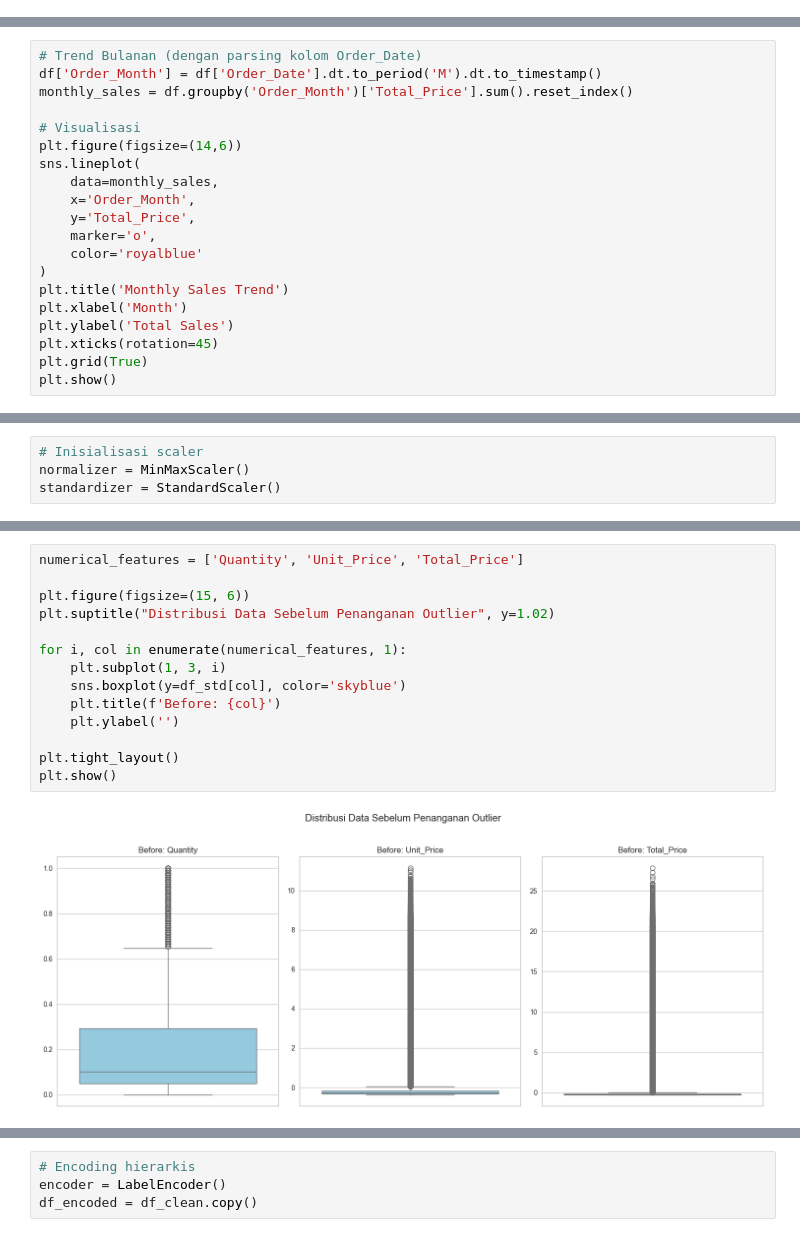
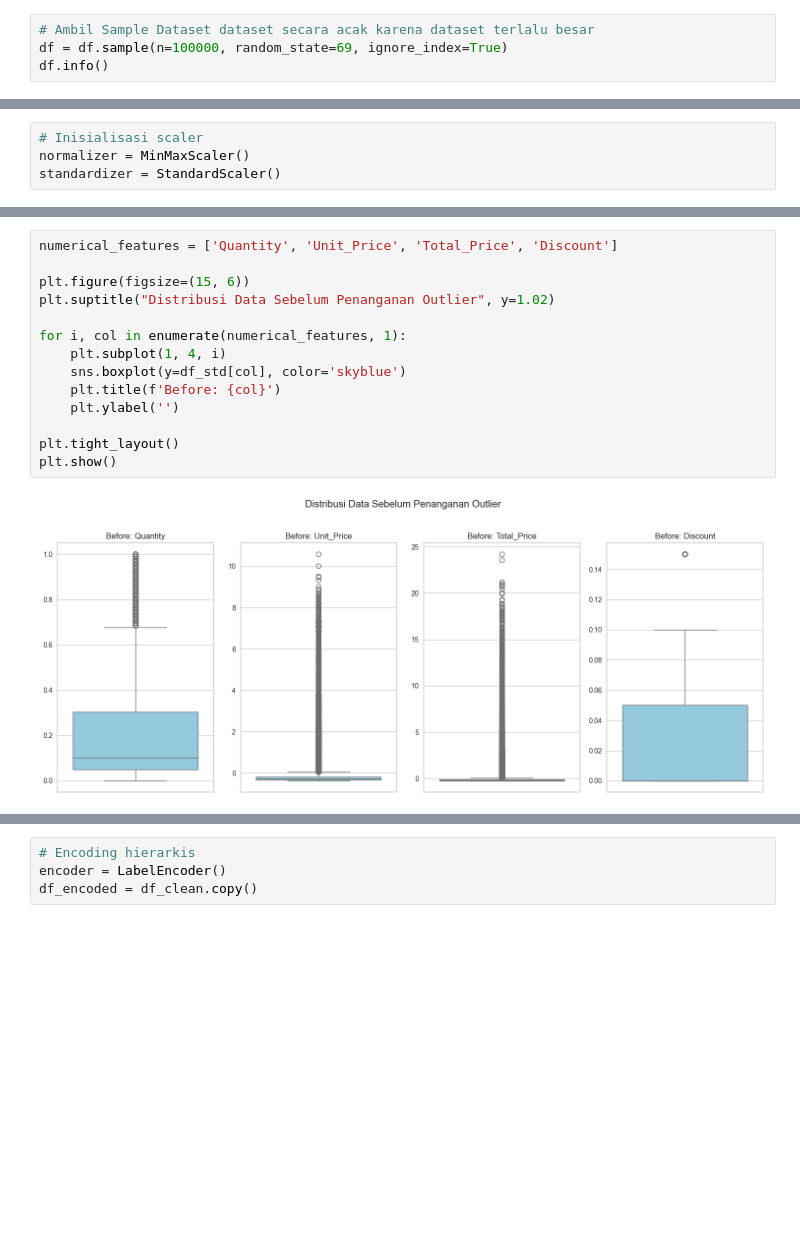
Before and after one commit to adrianramadhan/beverage-sales-ml-submission, a Jupyter notebook: [Clustering]_Submission_Akhir_BMLP_AdrianPutraRamadhan.ipynb, the cells around one changed output, grey strips where cells are left out. Drawn from its saved outputs; the diff is of its cells as text; blank space fills up the shorter version.

```diff
--- a/[Clustering]_Submission_Akhir_BMLP_AdrianPutraRamadhan.ipynb
+++ b/[Clustering]_Submission_Akhir_BMLP_AdrianPutraRamadhan.ipynb
@@ -115,3 +115,7 @@ Data columns (total 11 columns):
  10  Order_Date     object
 dtypes: float64(3), int64(1), object(7)
 memory usage: 755.3+ MB
+# %%
+# Ambil Sample Dataset dataset secara acak karena dataset terlalu besar
+df = df.sample(n=100000, random_state=69, ignore_index=True)
+df.info()
@@ -221,23 +244,3 @@ df['Order_Date'] = pd.to_datetime(df['Order_Date'], errors='coerce')  # 'coerce'
 print("Jumlah tanggal invalid:", df['Order_Date'].isna().sum())
 # %% [output]
 Jumlah tanggal invalid: 0
-# %%
-# Trend Bulanan (dengan parsing kolom Order_Date)
-df['Order_Month'] = df['Order_Date'].dt.to_period('M').dt.to_timestamp()
-monthly_sales = df.groupby('Order_Month')['Total_Price'].sum().reset_index()
-
-# Visualisasi
-plt.figure(figsize=(14,6))
-sns.lineplot(
-    data=monthly_sales,
-    x='Order_Month',
-    y='Total_Price',
-    marker='o',
-    color='royalblue'
-)
-plt.title('Monthly Sales Trend')
-plt.xlabel('Month')
-plt.ylabel('Total Sales')
-plt.xticks(rotation=45)
-plt.grid(True)
-plt.show()
@@ -363,18 +364,18 @@ df_std.head()
 # %%
-numerical_features = ['Quantity', 'Unit_Price', 'Total_Price']
+numerical_features = ['Quantity', 'Unit_Price', 'Total_Price', 'Discount']
 
 plt.figure(figsize=(15, 6))
 plt.suptitle("Distribusi Data Sebelum Penanganan Outlier", y=1.02)
 
 for i, col in enumerate(numerical_features, 1):
-    plt.subplot(1, 3, i)
+    plt.subplot(1, 4, i)
     sns.boxplot(y=df_std[col], color='skyblue')
     plt.title(f'Before: {col}')
     plt.ylabel('')
 
 plt.tight_layout()
 plt.show()
 # %% [output]
-[figure, old version]
+[figure, new version]
 # %%
 # PENANGANAN OUTLIER (IQR WINSORIZING)
```
Also changed, not shown: parts of 37 cells of this notebook, 1 other file.
